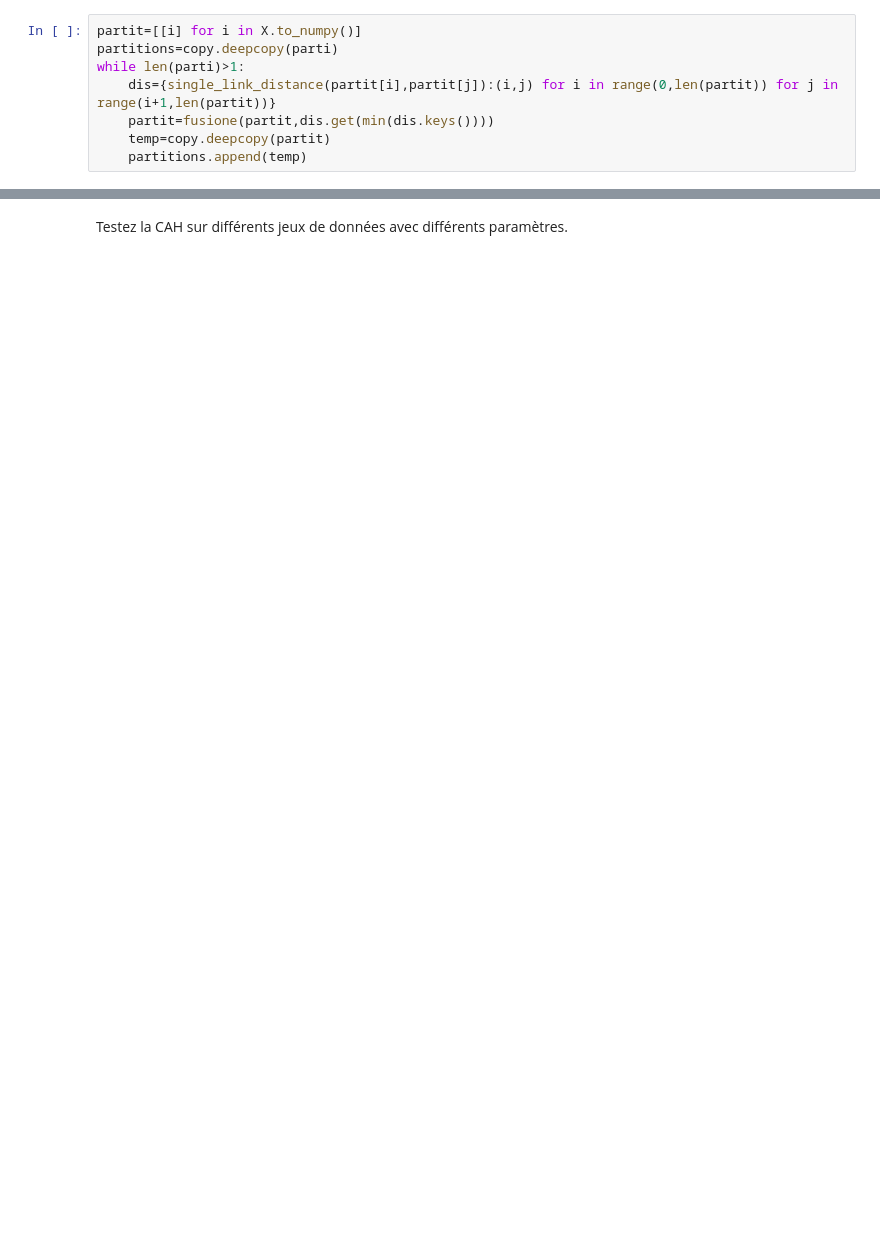
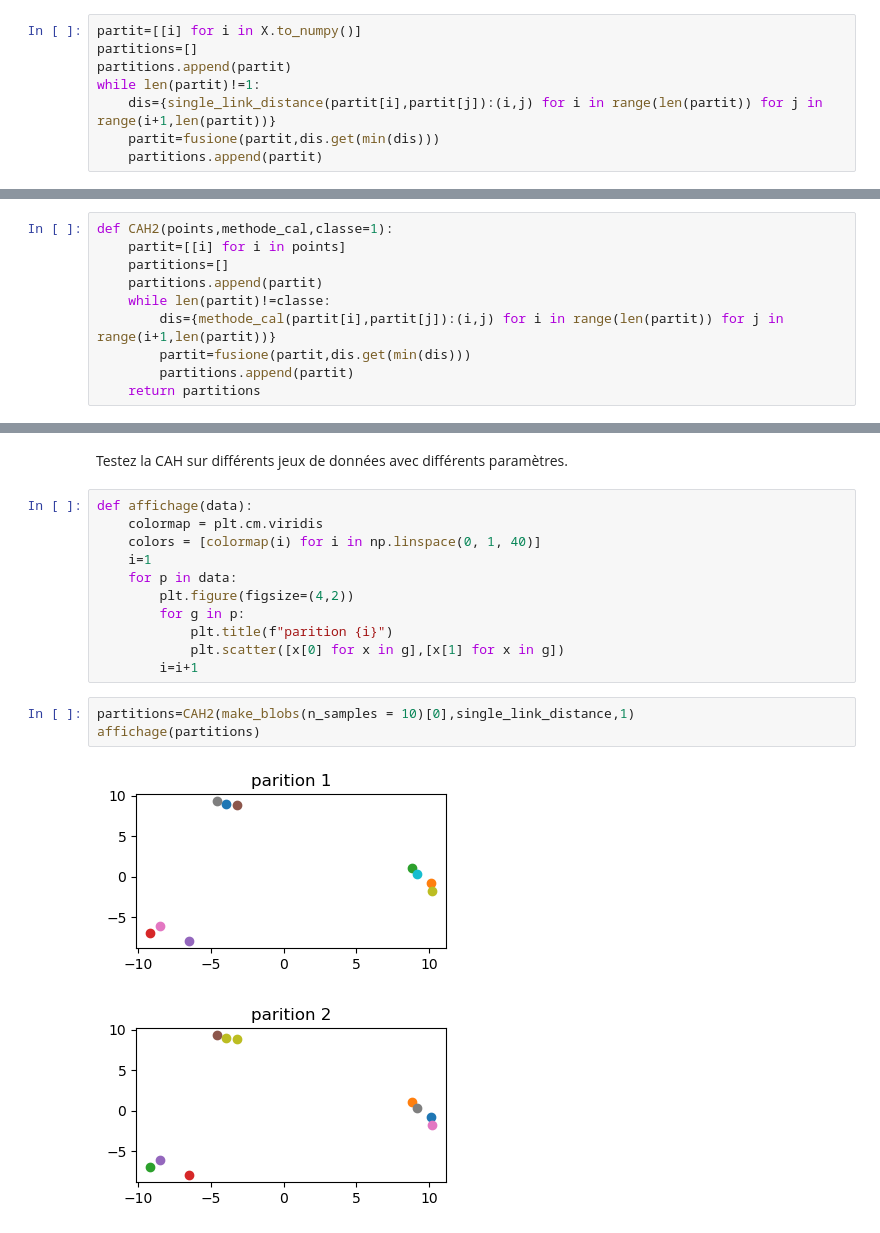
Before and after one commit to Souniz/TPVisualisation, a Jupyter notebook: CAH.ipynb, the cells around one changed output, grey strips where cells are left out. Drawn from its saved outputs; the diff is of its cells as text; blank space fills up the shorter version.

```diff
--- a/CAH.ipynb
+++ b/CAH.ipynb
@@ -73,9 +81,9 @@ def fusione(parti,plusProche):
 Itérez sur le traitement précédent en partant de la partition initiale dans laquel chaque groupe contient un unique élément, jusqu'à ce que la partition ne contienne plus qu'un seul groupe. Ajoutez chaque partition produite à une liste `partitions`.
 # %%
 partit=[[i] for i in X.to_numpy()]
-partitions=copy.deepcopy(parti)
-while len(parti)>1:
-    dis={single_link_distance(partit[i],partit[j]):(i,j) for i in range(0,len(partit)) for j in range(i+1,len(partit))}
-    partit=fusione(partit,dis.get(min(dis.keys())))
-    temp=copy.deepcopy(partit)
-    partitions.append(temp)
+partitions=[]
+partitions.append(partit)
+while len(partit)!=1:
+    dis={single_link_distance(partit[i],partit[j]):(i,j) for i in range(len(partit)) for j in range(i+1,len(partit))}
+    partit=fusione(partit,dis.get(min(dis)))
+    partitions.append(partit)
@@ -96,0 +132,10 @@ Implantez d'autres distances entre groupes (complete linkage, average linkage,..
+# %%
+def CAH2(points,methode_cal,classe=1):
+    partit=[[i] for i in points]
+    partitions=[]
+    partitions.append(partit)
+    while len(partit)!=classe:
+        dis={methode_cal(partit[i],partit[j]):(i,j) for i in range(len(partit)) for j in range(i+1,len(partit))}
+        partit=fusione(partit,dis.get(min(dis)))
+        partitions.append(partit)
+    return partitions
@@ -97,2 +146,19 @@ Implantez d'autres distances entre groupes (complete linkage, average linkage,..
 # %% [markdown]
 Testez la CAH sur différents jeux de données avec différents paramètres.
+# %%
+def affichage(data):
+    colormap = plt.cm.viridis
+    colors = [colormap(i) for i in np.linspace(0, 1, 40)]
+    i=1
+    for p in data:
+        plt.figure(figsize=(4,2))
+        for g in p:
+            plt.title(f"parition {i}")
+            plt.scatter([x[0] for x in g],[x[1] for x in g])
+        i=i+1
+# %%
+partitions=CAH2(make_blobs(n_samples = 10)[0],single_link_distance,1)
+affichage(partitions)
+# %% [output]
+[figure, added]
+[figure, added]
```
Also changed, not shown: parts of 14 cells of this notebook, 1 other file.
